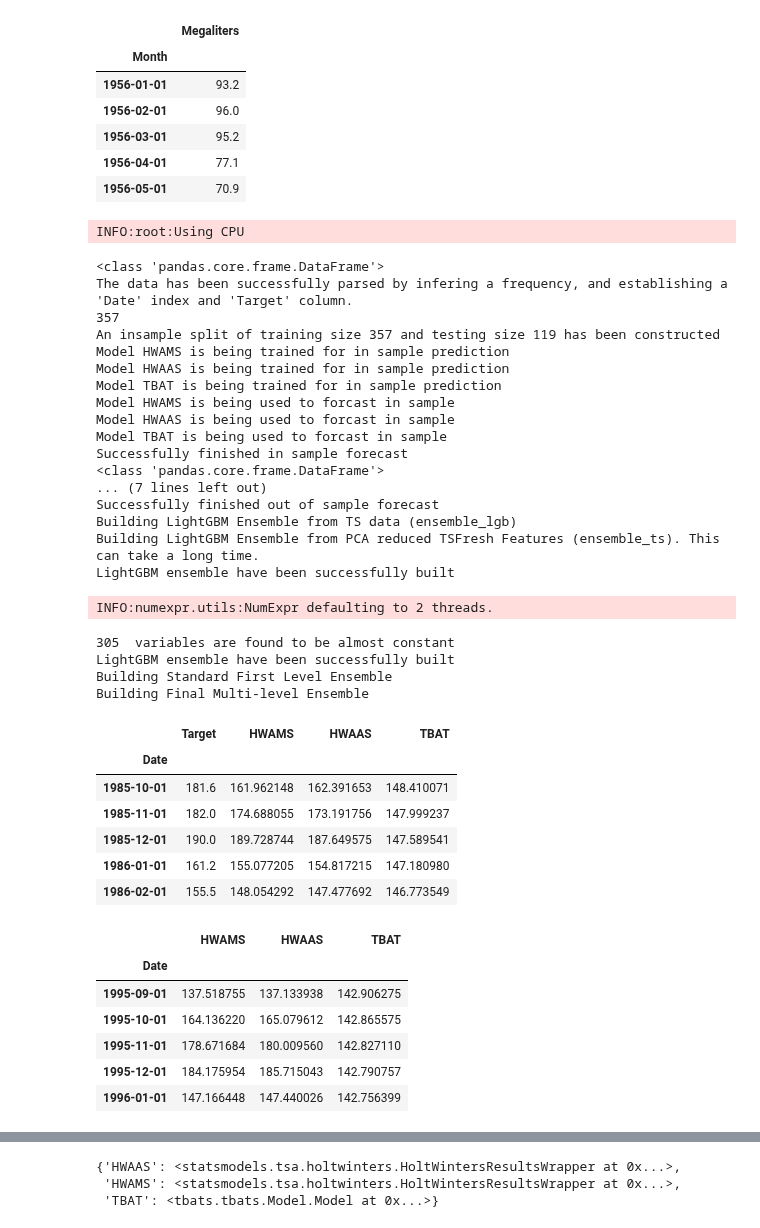
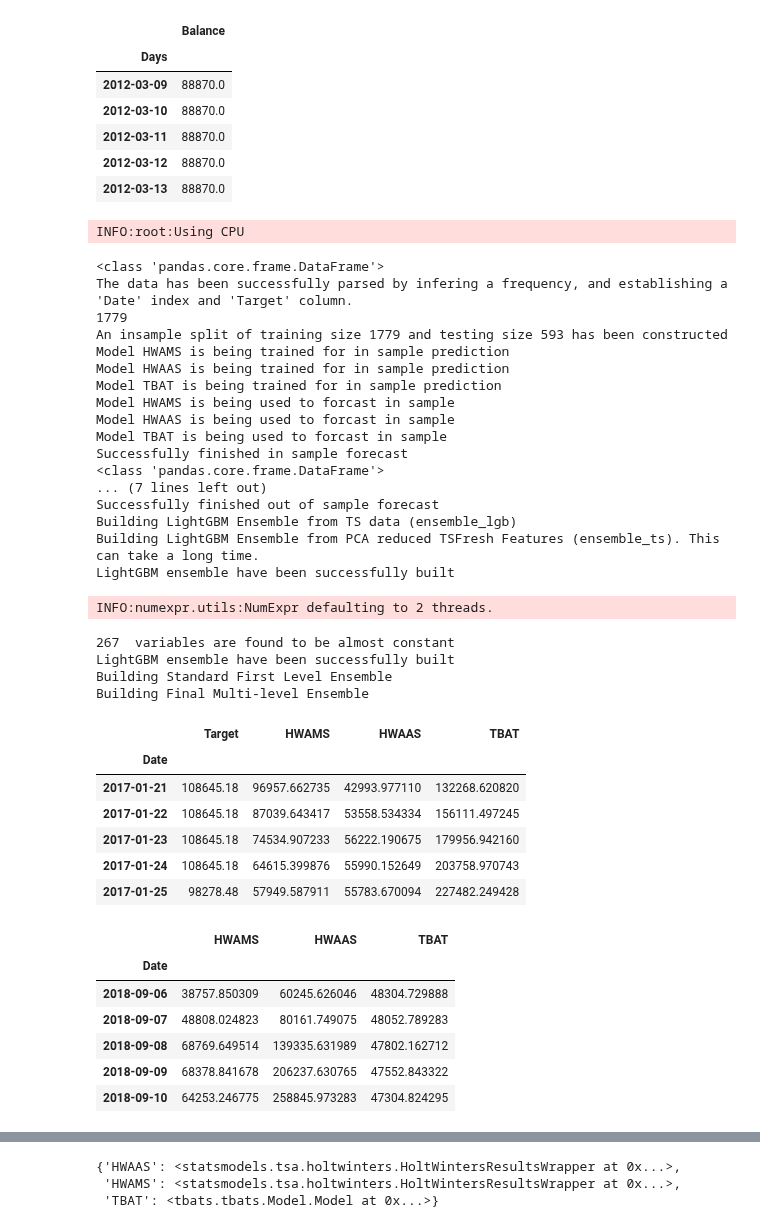
Before and after one commit to guthiLatha/ML, a Jupyter notebook: ATSPY_Test.ipynb, the cells around one changed output, grey strips where cells are left out. Cells and saved outputs as stored; diff of their text form; code cells hidden in the pictures.

```diff
--- a/ATSPY_Test.ipynb
+++ b/ATSPY_Test.ipynb
@@ -22,18 +22,18 @@ Requirement already satisfied: docutils<0.16,>=0.10 in /usr/local/lib/python3.6/
 Requirement already satisfied: zipp>=0.5 in /usr/local/lib/python3.6/dist-packages (from importlib-metadata; python_version < "3.8"->markdown>=2.6.8->tensorboard<1.16.0,>=1.15.0->tensorflow==1.15.0->a ...
 # %%
 import pandas as pd
-df = pd.read_csv("https://raw.githubusercontent.com/firmai/random-assets-two/master/ts/monthly-beer-australia.csv")
-df.Month = pd.to_datetime(df.Month)
-df = df.set_index("Month")
+df = pd.read_csv("https://raw.githubusercontent.com/guthiLatha/ML/master/acc_XXXXXXXXX1316_Testing.csv")
+df.Days = pd.to_datetime(df.Days)
+df = df.set_index("Days")
 df.head()
 # %% [output]
-|  | Megaliters |
-| Month |  |
-| 1956-01-01 | 93.2 |
-| 1956-02-01 | 96.0 |
-| 1956-03-01 | 95.2 |
-| 1956-04-01 | 77.1 |
-| 1956-05-01 | 70.9 |
+|  | Balance |
+| Days |  |
+| 2012-03-09 | 88870.0 |
+| 2012-03-10 | 88870.0 |
+| 2012-03-11 | 88870.0 |
+| 2012-03-12 | 88870.0 |
+| 2012-03-13 | 88870.0 |
 # %%
 from atspy import AutomatedModel
 # %% [output]
@@ -43,4 +41,6 @@ model_list=["HWAMS","HWAAS","TBAT"]
 # %%
+model_list=["HWAMS","HWAAS","TBAT"]
+
 am = AutomatedModel(df = df , model_list=model_list, season="infer_from_data",forecast_len=60 )
 forecast_in, performance = am.forecast_insample()
 forecast_out = am.forecast_outsample()
@@ -48,8 +48,8 @@ all_ensemble_in, all_ensemble_out, all_performance = am.ensemble(forecast_in, fo
 # %% [output]
 <class 'pandas.core.frame.DataFrame'>
 The data has been successfully parsed by infering a frequency, and establishing a 'Date' index and 'Target' column.
-357
-An insample split of training size 357 and testing size 119 has been constructed
+1779
+An insample split of training size 1779 and testing size 593 has been constructed
 Model HWAMS is being trained for in sample prediction
 Model HWAAS is being trained for in sample prediction
 Model TBAT is being trained for in sample prediction
@@ -64,7 +64,7 @@ Building LightGBM Ensemble from TS data (ensemble_lgb)
 Building LightGBM Ensemble from PCA reduced TSFresh Features (ensemble_ts). This can take a long time.
 LightGBM ensemble have been successfully built
 INFO:numexpr.utils:NumExpr defaulting to 2 threads.
-305  variables are found to be almost constant
+267  variables are found to be almost constant
 LightGBM ensemble have been successfully built
 Building Standard First Level Ensemble
 Building Final Multi-level Ensemble
@@ -73,21 +73,21 @@ forecast_in.head()
 # %% [output]
 |  | Target | HWAMS | HWAAS | TBAT |
 | Date |  |  |  |  |
-| 1985-10-01 | 181.6 | 161.962148 | 162.391653 | 148.410071 |
-| 1985-11-01 | 182.0 | 174.688055 | 173.191756 | 147.999237 |
-| 1985-12-01 | 190.0 | 189.728744 | 187.649575 | 147.589541 |
-| 1986-01-01 | 161.2 | 155.077205 | 154.817215 | 147.180980 |
-| 1986-02-01 | 155.5 | 148.054292 | 147.477692 | 146.773549 |
+| 2017-01-21 | 108645.18 | 96957.662735 | 42993.977110 | 132268.620820 |
+| 2017-01-22 | 108645.18 | 87039.643417 | 53558.534334 | 156111.497245 |
+| 2017-01-23 | 108645.18 | 74534.907233 | 56222.190675 | 179956.942160 |
+| 2017-01-24 | 108645.18 | 64615.399876 | 55990.152649 | 203758.970743 |
+| 2017-01-25 | 98278.48 | 57949.587911 | 55783.670094 | 227482.249428 |
 # %%
 forecast_out.head()
 # %% [output]
 |  | HWAMS | HWAAS | TBAT |
 | Date |  |  |  |
-| 1995-09-01 | 137.518755 | 137.133938 | 142.906275 |
-| 1995-10-01 | 164.136220 | 165.079612 | 142.865575 |
-| 1995-11-01 | 178.671684 | 180.009560 | 142.827110 |
-| 1995-12-01 | 184.175954 | 185.715043 | 142.790757 |
-| 1996-01-01 | 147.166448 | 147.440026 | 142.756399 |
+| 2018-09-06 | 38757.850309 | 60245.626046 | 48304.729888 |
+| 2018-09-07 | 48808.024823 | 80161.749075 | 48052.789283 |
+| 2018-09-08 | 68769.649514 | 139335.631989 | 47802.162712 |
+| 2018-09-09 | 68378.841678 | 206237.630765 | 47552.843322 |
+| 2018-09-10 | 64253.246775 | 258845.973283 | 47304.824295 |
 # %%
 performance
 # %% [output]
```
Also changed, not shown: parts of 6 cells of this notebook.
